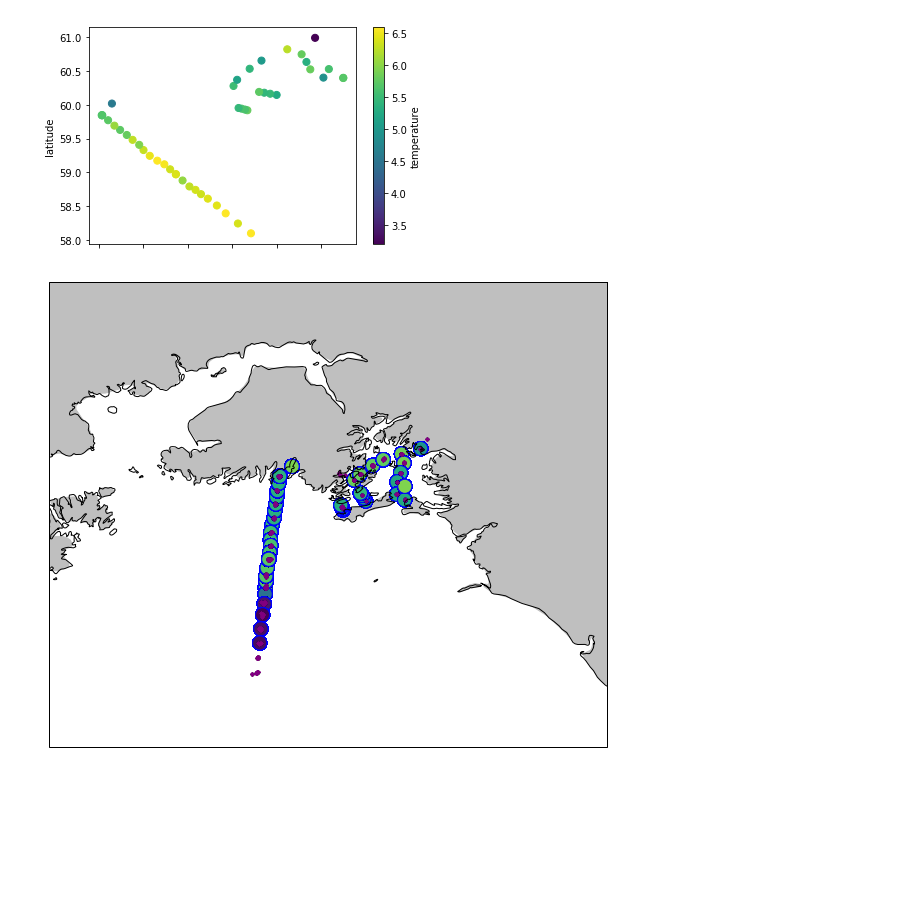
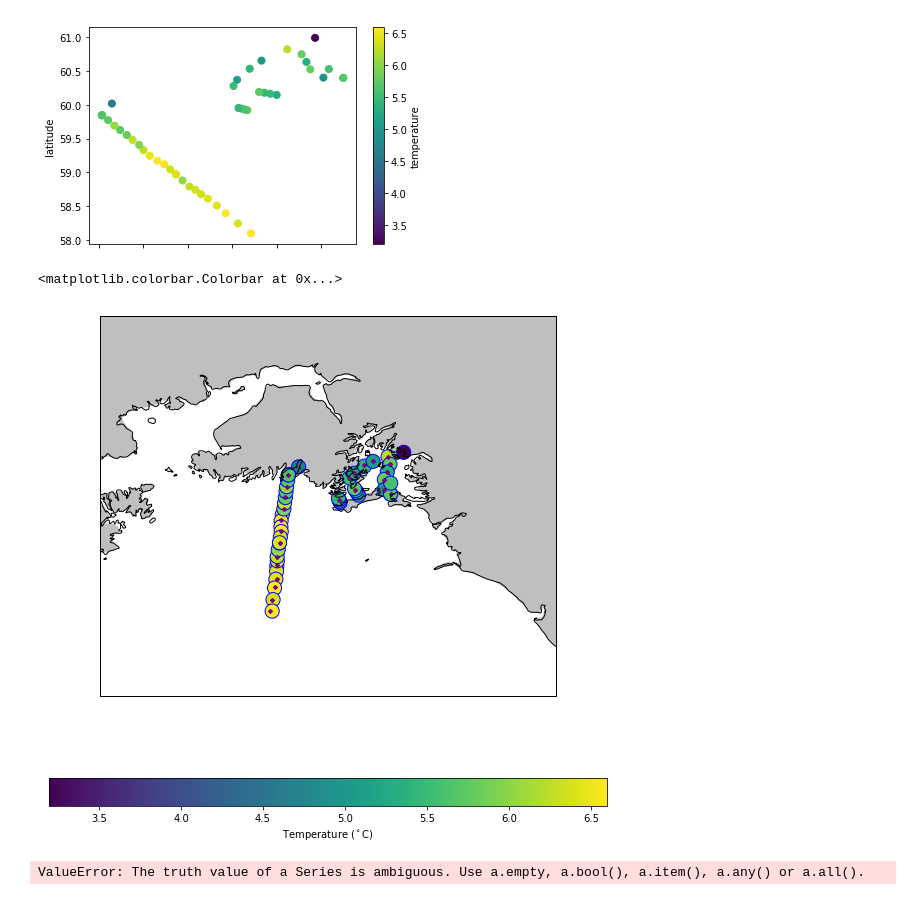
Before and after one commit to eldobbins/ohw_lter_vis, a Jupyter notebook: notebooks/Demo_ohw_lter_vis.ipynb, the cells around one changed output. Drawn from its saved outputs; the diff is of its cells as text; code cells hidden in the pictures; blank space fills up the shorter version.

Commit message:
trim CTD and zoo to same times in notebook

```diff
--- a/notebooks/Demo_ohw_lter_vis.ipynb
+++ b/notebooks/Demo_ohw_lter_vis.ipynb
@@ -33,0 +25,6 @@ zoo_df.head()
+# %%
+zoo_df = make_zooplankton_dataframe(year=2012)
+zoo_df = zoo_df[zoo_df.time<pd.Timestamp('2012-05-10')]
+zoo_df = zoo_df[zoo_df.time>pd.Timestamp('2012-05-04')]
+print('{}-{}'.format(zoo_df.time.min(),zoo_df.time.max()))
+zoo_df.head()
@@ -41,22 +47,31 @@ surface.plot.scatter(x='longitude', y='latitude', c='temperature', s=50, colorma
 # %%
 # Make a proper map
 
 def make_map(projection=ccrs.PlateCarree(), figsize=(5, 5)):
     fig, ax = plt.subplots(
         figsize=figsize,
         subplot_kw={'projection': projection})
     return fig, ax
 
 
 fig, ax = make_map(projection=ccrs.LambertConformal(), figsize=(10, 10))
 
 ax.set_global()
 ax.coastlines(resolution='10m', color='k')
 ax.add_feature(cfeature.LAND.with_scale('50m'), facecolor='0.75')
 ax.set_extent([-154, -142, 58.5, 61.], ccrs.Geodetic())
 
-ax.scatter(CTD_df['longitude'], CTD_df['latitude'], transform=ccrs.Geodetic(), s=200, c=CTD_df['temperature'],
-          edgecolors='blue');
+temps=ax.scatter(surface['longitude'], surface['latitude'], transform=ccrs.Geodetic(), s=200, c=surface['temperature'],
+          edgecolors='blue', cmap='viridis', vmin=surface['temperature'].min(), vmax=surface['temperature'].max());
 ax.scatter(zoo_df['longitude'], zoo_df['latitude'], transform=ccrs.Geodetic(), s=5, c='purple');
+plt.colorbar(temps, orientation='horizontal', label='Temperature ($^\circ$C)')
 # %% [output]
+<matplotlib.colorbar.Colorbar at 0x...>
-[figure, old version]
+[figure, new version]
+# %%
+CTD_GAK1 = surface['GAK1' in surface.station.str].
+zoo_GAK1 = zoo_df[zoo_df.Station=='GAK1']
+print(CTD_GAK1)
+print(zoo_GAK1)
+# %% [output]
+ValueError: The truth value of a Series is ambiguous. Use a.empty, a.bool(), a.item(), a.any() or a.all().
```
Also changed, not shown: parts of 3 cells of this notebook.
